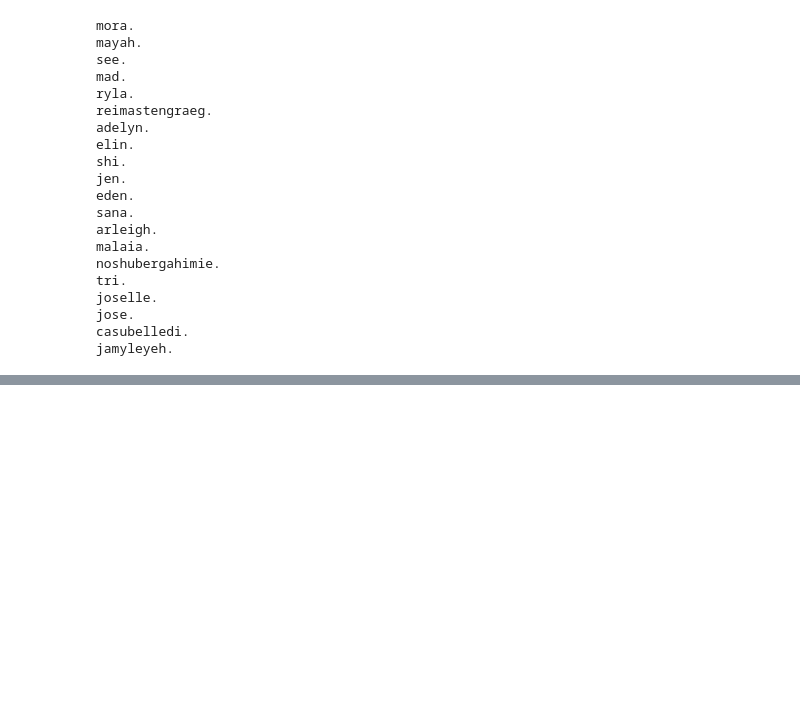
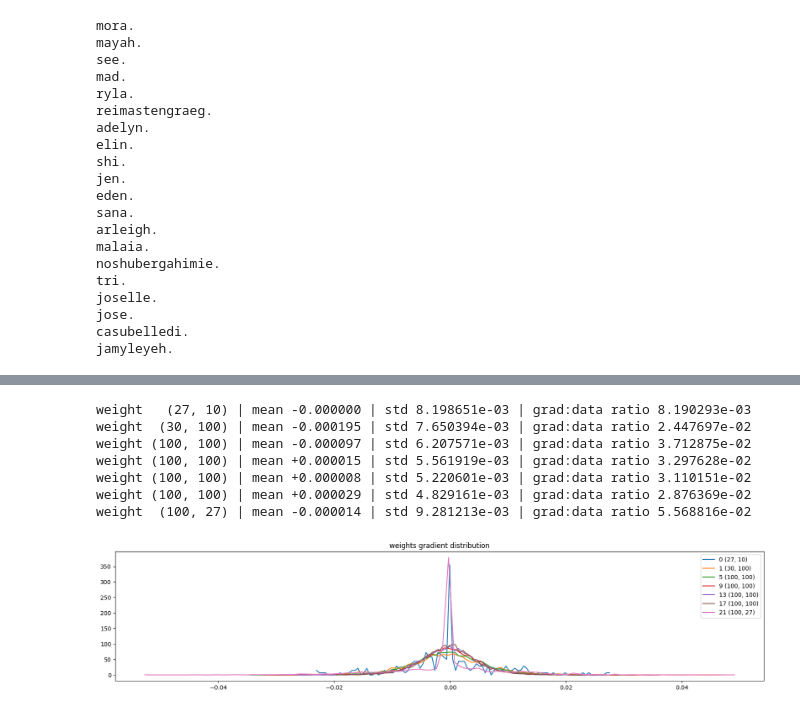
Before and after one commit to vimalvijay82/NeuralNet-batchnorm, a Jupyter notebook: makemore_batchnorm.ipynb, the cells around one changed output, grey strips where cells are left out. Saved outputs shown, nothing was run; the diff lists cells and outputs as text; code cells hidden in the pictures; blank space fills up the shorter version.

```diff
--- a/makemore_batchnorm.ipynb
+++ b/makemore_batchnorm.ipynb
@@ -316,0 +491,22 @@ jamyleyeh.
+# %%
+# visualize histograms
+plt.figure(figsize=(20, 4)) # width and height of the plot
+legends = []
+for i,p in enumerate(parameters):
+  t = p.grad
+  if p.ndim == 2:
+    print('weight %10s | mean %+f | std %e | grad:data ratio %e' % (tuple(p.shape), t.mean(), t.std(), t.std() / p.std()))
+    hy, hx = torch.histogram(t, density=True)
+    plt.plot(hx[:-1].detach(), hy.detach())
+    legends.append(f'{i} {tuple(p.shape)}')
+plt.legend(legends)
+plt.title('weights gradient distribution');
+# %% [output]
+weight   (27, 10) | mean -0.000000 | std 8.198651e-03 | grad:data ratio 8.190293e-03
+weight  (30, 100) | mean -0.000195 | std 7.650394e-03 | grad:data ratio 2.447697e-02
+weight (100, 100) | mean -0.000097 | std 6.207571e-03 | grad:data ratio 3.712875e-02
+weight (100, 100) | mean +0.000015 | std 5.561919e-03 | grad:data ratio 3.297628e-02
+weight (100, 100) | mean +0.000008 | std 5.220601e-03 | grad:data ratio 3.110151e-02
+weight (100, 100) | mean +0.000029 | std 4.829161e-03 | grad:data ratio 2.876369e-02
+weight  (100, 27) | mean -0.000014 | std 9.281213e-03 | grad:data ratio 5.568816e-02
+[figure, added]
```
Also changed, not shown: parts of 6 cells of this notebook.
